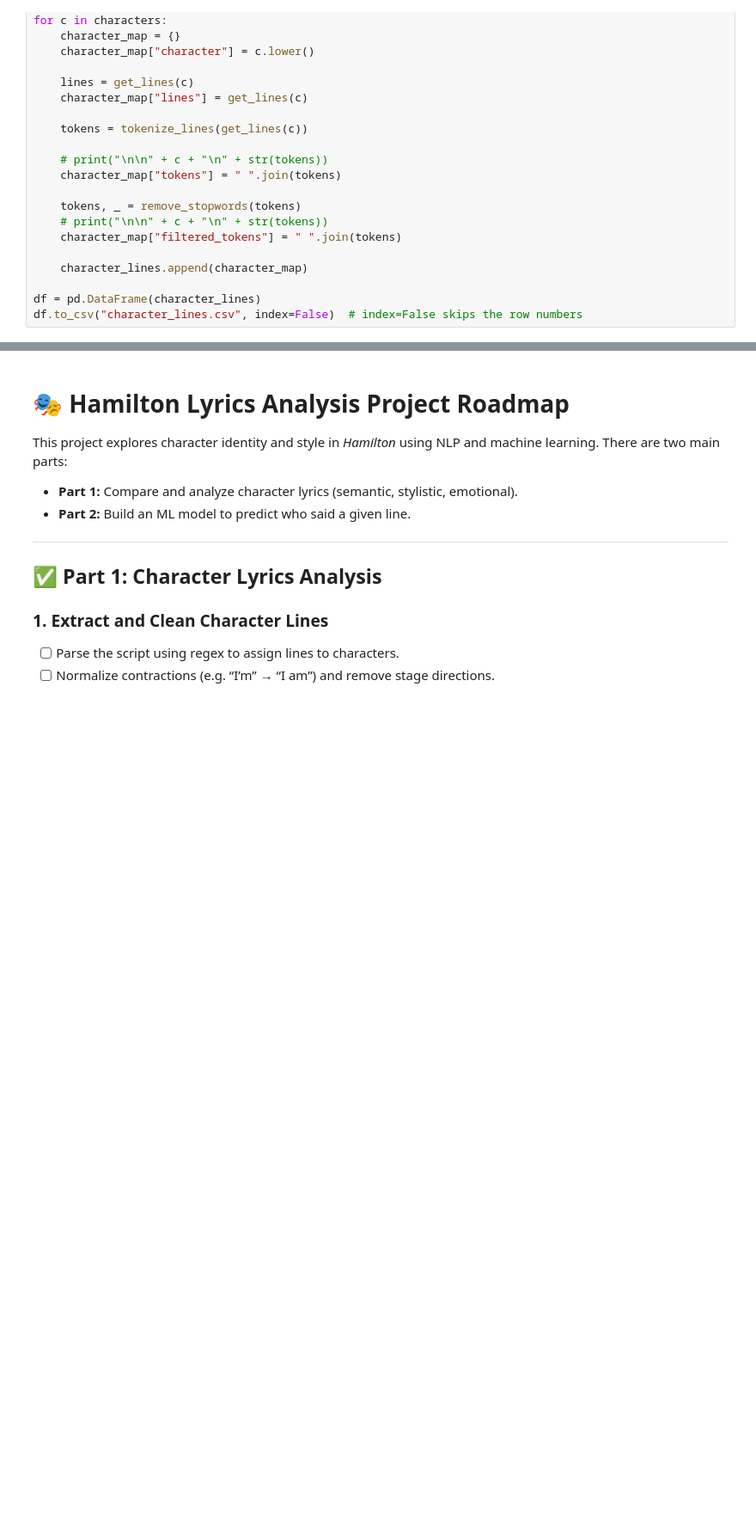
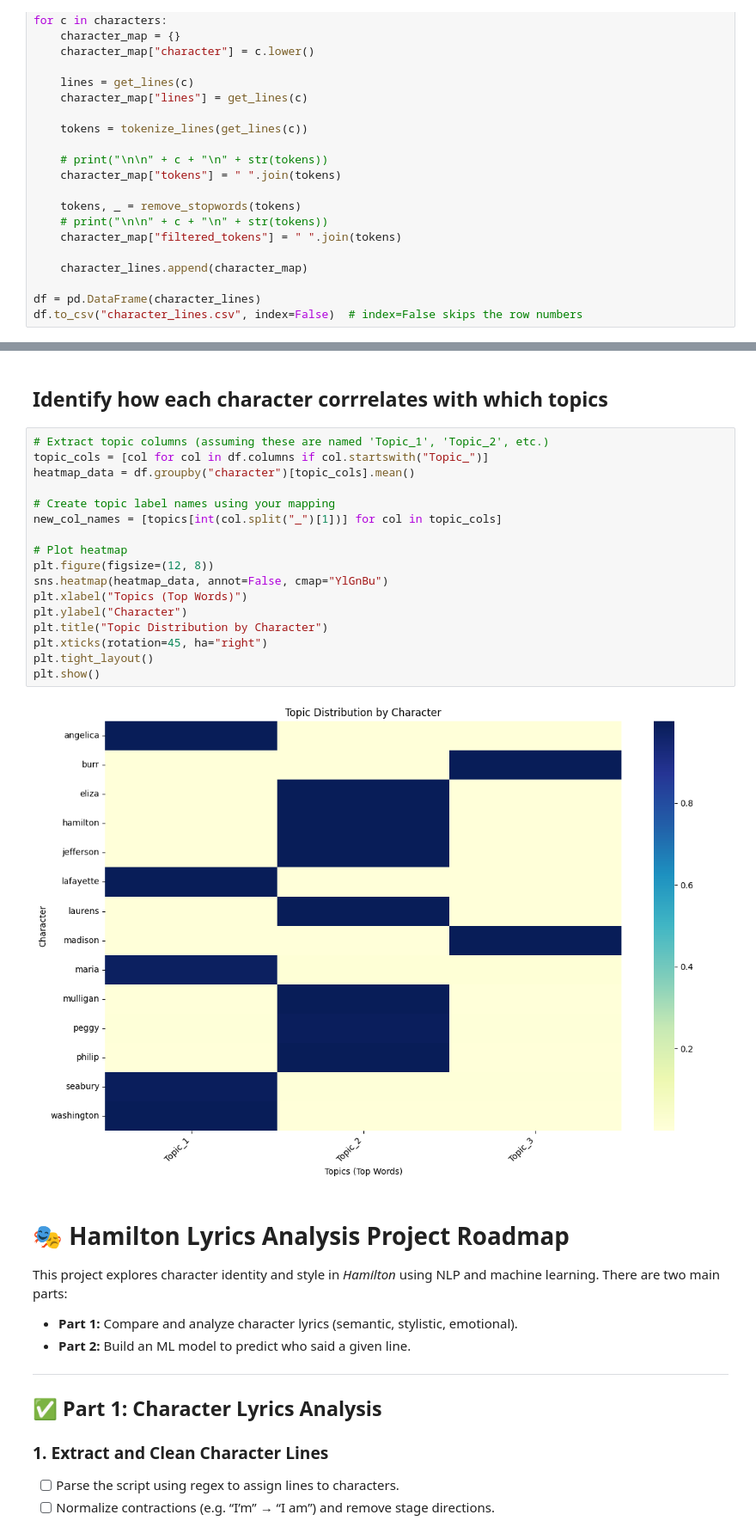
Before and after one commit to 05rentao/hamilton, a Jupyter notebook: notebook.ipynb, the cells around one changed output, grey strips where cells are left out. Shown at 86% size. Saved outputs shown, nothing was run; the diff lists cells and outputs as text; blank space fills up the shorter version.

```diff
--- a/notebook.ipynb
+++ b/notebook.ipynb
@@ -138,3 +249,24 @@ df.to_csv("character_lines.csv", index=False)  # index=False skips the row numbe
+# %% [markdown]
+## Identify how each character corrrelates with which topics
+# %%
+# Extract topic columns (assuming these are named 'Topic_1', 'Topic_2', etc.)
+topic_cols = [col for col in df.columns if col.startswith("Topic_")]
+heatmap_data = df.groupby("character")[topic_cols].mean()
+
+# Create topic label names using your mapping
+new_col_names = [topics[int(col.split("_")[1])] for col in topic_cols]
+
+# Plot heatmap
+plt.figure(figsize=(12, 8))
+sns.heatmap(heatmap_data, annot=False, cmap="YlGnBu")
+plt.xlabel("Topics (Top Words)")
+plt.ylabel("Character")
+plt.title("Topic Distribution by Character")
+plt.xticks(rotation=45, ha="right")
+plt.tight_layout()
+plt.show()
+# %% [output]
+[figure, added]
 # %% [markdown]
 # 🎭 Hamilton Lyrics Analysis Project Roadmap
 
```
Also changed, not shown: parts of 8 cells of this notebook.
